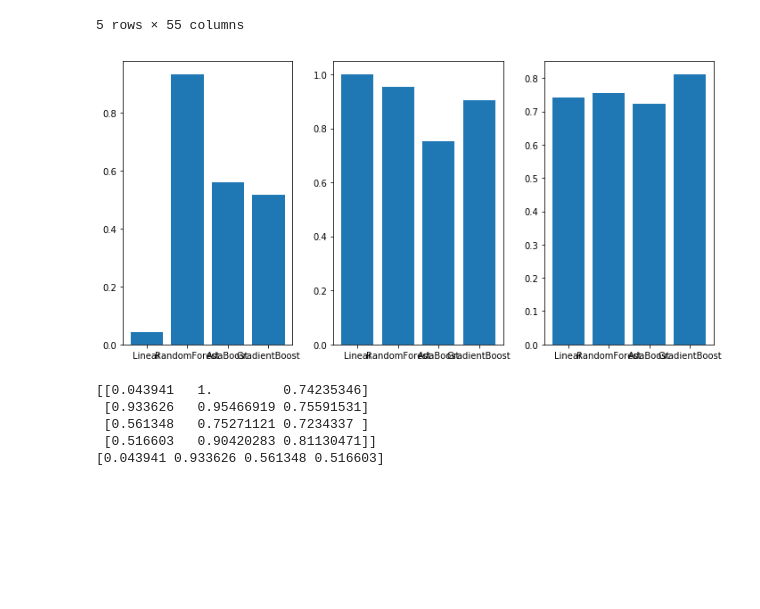
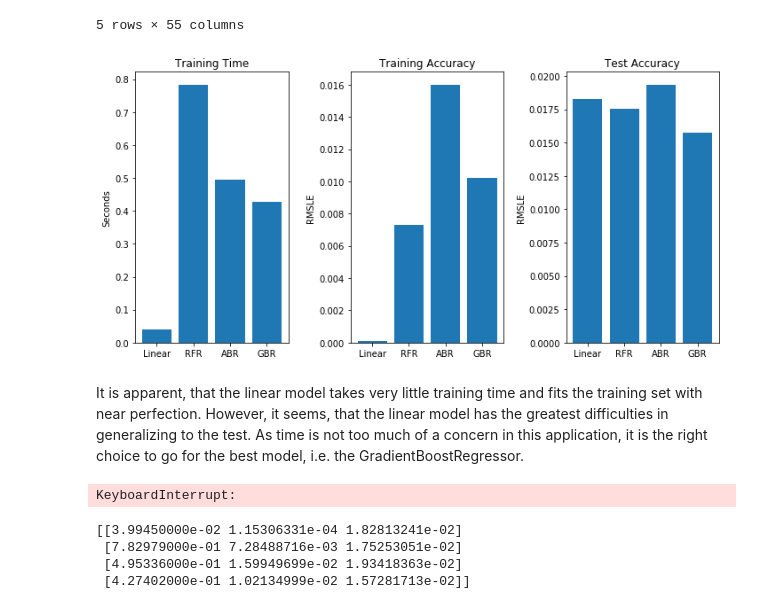
Before and after one commit to MarcoCaglia/kaggle-housing-prices, a Jupyter notebook: inductive.ipynb, the cells around one changed output. Drawn from its saved outputs; the diff is of its cells as text; code cells hidden in the pictures; blank space fills up the shorter version.

Commit message:
Implementation of RMSLE scorer.

```diff
--- a/inductive.ipynb
+++ b/inductive.ipynb
@@ -82,12 +84,12 @@ def test_model(pipeline,X_train=X_train,X_test=X_test,y_train=y_train,y_test=y_t
     fit_time = dt.timedelta.total_seconds(end_time-start_time)
 
     yhat_train = pipeline.predict(X_train)
-    train_score = r2_score(y_train,yhat_train)
+    train_score = rmsle(y_train,yhat_train)
 
     yhat = pipeline.predict(X_test)
-    test_score = r2_score(y_test,yhat)
+    test_score = rmsle(y_test,yhat)
 
-    return np.array(fit_time,train_score,test_score)
+    return np.array((fit_time,train_score,test_score))
 # %%
 # Testing and Selecting Base Models: Testing
 pipe_list = [lin_pipe,rand_for_pipe,ada_boost_pipe,grad_boost_pipe]
@@ -101,22 +103,20 @@ for result in test_map:
 # %%
 # Testing and Selecting Base Models: Visualize Test Results
 fig,ax = plt.subplots(figsize=(10,5))
-names = ['Linear','RandomForest','AdaBoost','GradientBoost']
+names = ['Linear','RFR','ABR','GBR']
+titles = ['Training Time','Training Accuracy','Test Accuracy']
+y_titles = ['Seconds','RMSLE','RMSLE']
+plot_info = zip(titles,y_titles)
 
-for col in range(3):
-    plt.subplot(1,3,col+1)
-    plt.bar(x=names,height=results[:,col])
+for i,titles in enumerate(plot_info):
+    plt.subplot(1,3,i+1)
+    plt.bar(x=names,height=results[:,i])
+    plt.title(titles[0])
+    plt.ylabel(titles[1])
 
 plt.tight_layout()
 plt.show()
 # %% [output]
-[figure, old version]
+[figure, new version]
-# %%
-print(results)
-print(results[:,0])
-# %% [output]
-[[0.043941   1.         0.74235346]
- [0.933626   0.95466919 0.75591531]
- [0.561348   0.75271121 0.7234337 ]
- [0.516603   0.90420283 0.81130471]]
-[0.043941 0.933626 0.561348 0.516603]
+# %% [markdown]
+It is apparent, that the linear model takes very little training time and fits the training set with near perfection. However, it seems, that the linear model has the greatest difficulties in generalizing to the test. As time is not too much of a concern in this application, it is the right choice to go for the best model, i.e. the GradientBoostRegressor.
@@ -122,0 +133,23 @@ print(results[:,0])
+# %%
+# Finetuning of the best model: Fit final model
+grad_boost_pipe_cv.fit(X_train,y_train)
+
+final_results = test_model(grad_boost_pipe_cv)
+
+print(final_results)
+# %% [output]
+KeyboardInterrupt:
+# %%
+# yhat = grad_boost_pipe_cv.predict(X_test)
+# residuals = y_test - yhat
+# sns.distplot(a=residuals)
+# print(np.mean(residuals))
+# print(np.std(residuals))
+# print(skew(residuals))
+# print(kurtosis(residuals))
+print(results)
+# %% [output]
+[[3.99450000e-02 1.15306331e-04 1.82813241e-02]
+ [7.82979000e-01 7.28488716e-03 1.75253051e-02]
+ [4.95336000e-01 1.59949699e-02 1.93418363e-02]
+ [4.27402000e-01 1.02134999e-02 1.57281713e-02]]
```
Also changed, not shown: parts of 3 cells of this notebook, 1 other file.
